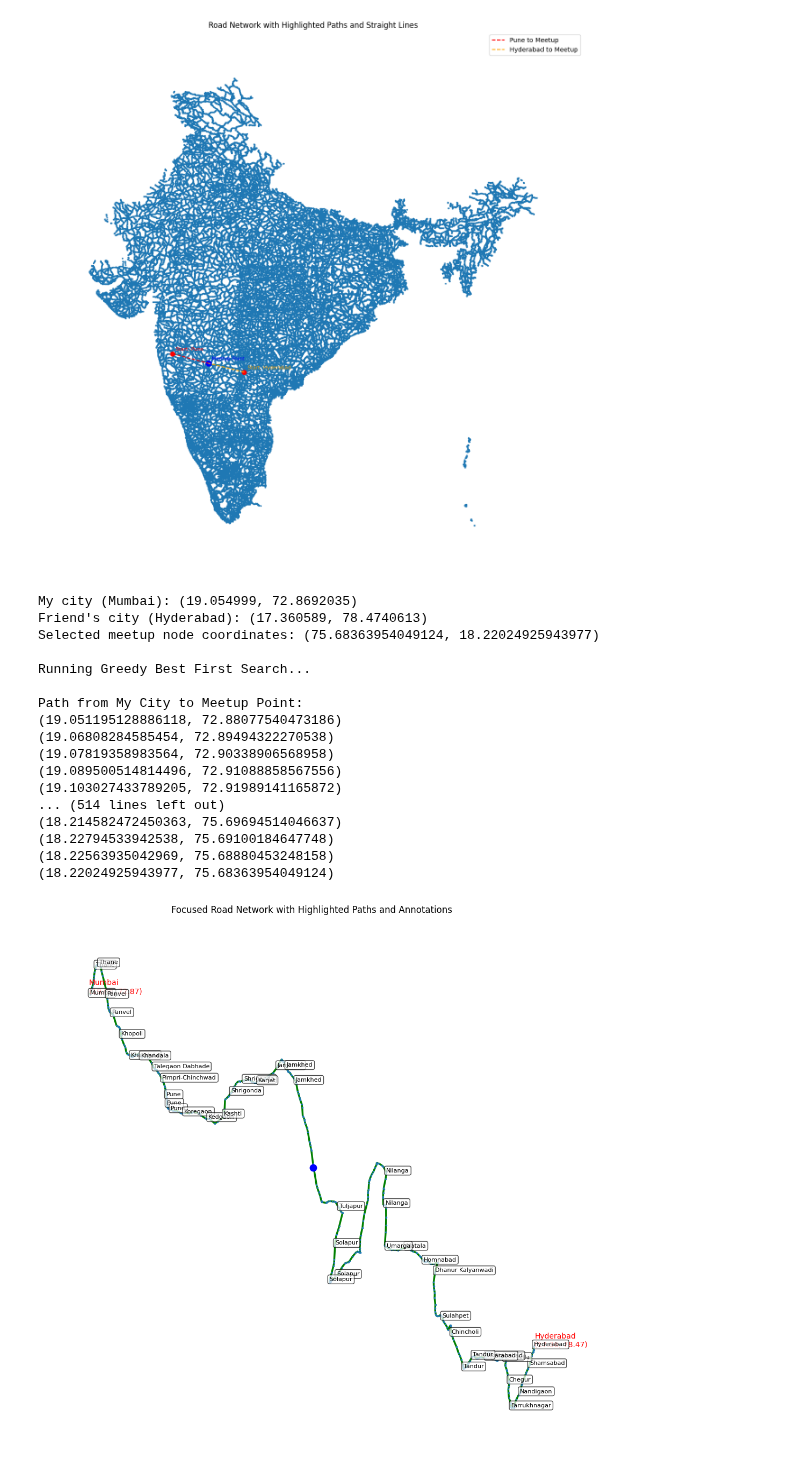
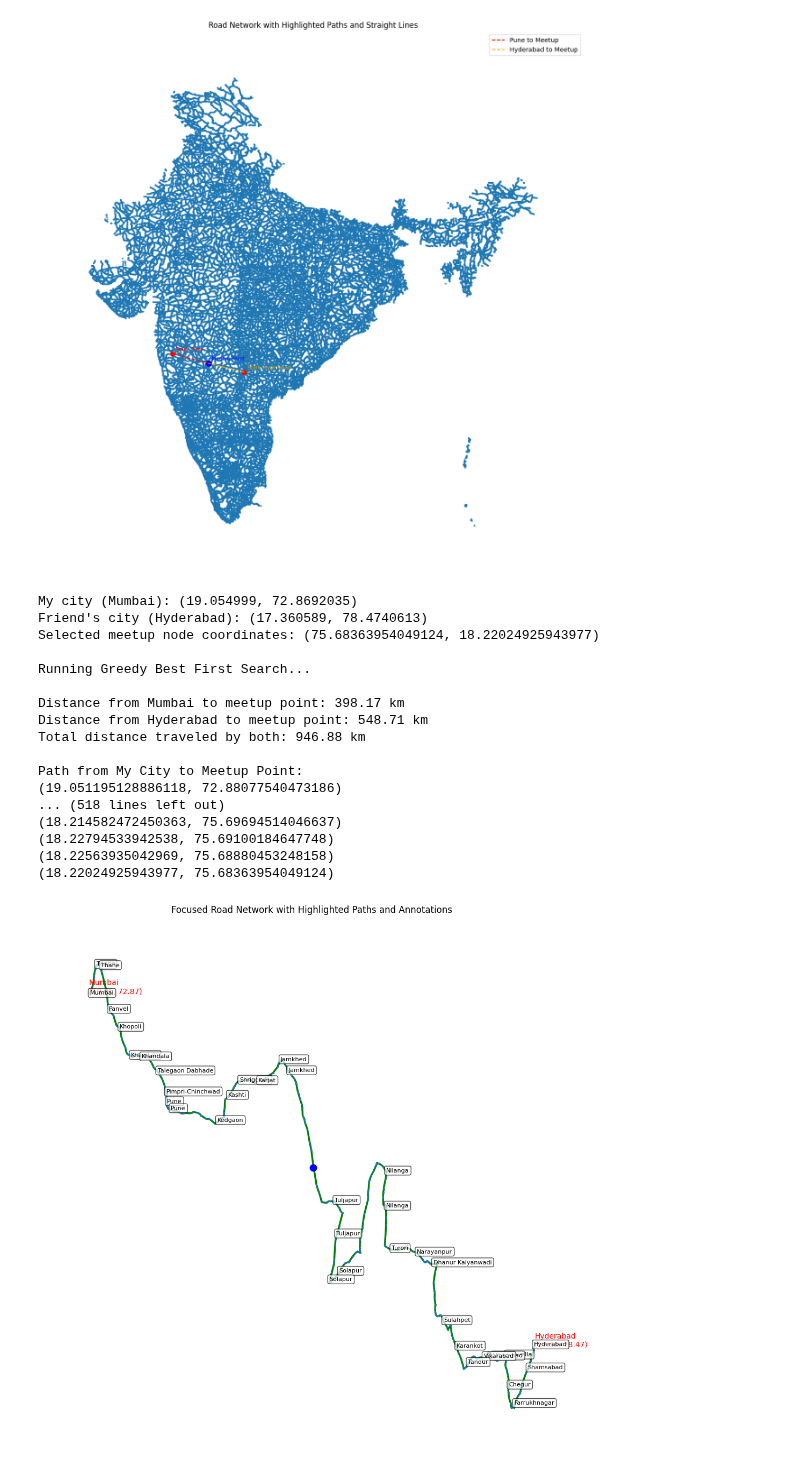
Before and after one commit to gauravraidata/IITJ-projects, a Jupyter notebook: AI_assignment_1.ipynb, the cells around one changed output. Drawn from its saved outputs; the diff is of its cells as text; code cells hidden in the pictures.

```diff
--- a/AI_assignment_1.ipynb
+++ b/AI_assignment_1.ipynb
@@ -654,6 +654,30 @@ class RoadNetworkAnalyzer:
 
         return []
 
+    def calculate_path_distances(self, my_path_nodes, friend_path_nodes, my_city_name, friend_city_name):
+        """Calculate and display the distances from start points to meetup in kilometers"""
+        # Calculate my path distance
+        my_path_distance = 0
+        for i in range(len(my_path_nodes) - 1):
+            node1 = my_path_nodes[i]
+            node2 = my_path_nodes[i + 1]
+            edge_dist = self.graph[node1][node2]['weight']
+            my_path_distance += edge_dist
+
+        # Calculate friend's path distance
+        friend_path_distance = 0
+        for i in range(len(friend_path_nodes) - 1):
+            node1 = friend_path_nodes[i]
+            node2 = friend_path_nodes[i + 1]
+            edge_dist = self.graph[node1][node2]['weight']
+            friend_path_distance += edge_dist
+
+        print(f"\nDistance from {my_city_name} to meetup point: {my_path_distance:.2f} km")
+        print(f"Distance from {friend_city_name} to meetup point: {friend_path_distance:.2f} km")
+        print(f"Total distance traveled by both: {my_path_distance + friend_path_distance:.2f} km")
+
+        return my_path_distance, friend_path_distance
+
     def visualize_focused_paths_with_annotations(self, my_path_nodes, friend_path_nodes, my_city_name, my_city_coord, friend_city_name, friend_city_coord):
         plt.figure(figsize=(10, 10))
 
@@ -695,7 +719,7 @@ class RoadNetworkAnalyzer:
         plt.show()
 
     def add_city_annotations(self, path_nodes, ax):
-        for node in path_nodes[::10]:
+        for node in path_nodes[::12]:
             city_name, distance = self.find_nearest_city(node)
             if distance < 20:
                 ax.text(node[0], node[1], city_name, fontsize=8, color="black",
@@ -734,9 +758,9 @@ class RoadNetworkAnalyzer:
         plt.plot([my_city_coord[1], my_path_nodes[-1][0]], [my_city_coord[0], my_path_nodes[-1][1]], linestyle="--", color="red", label=f"{my_city_name} to Meetup")
         plt.plot([friend_city_coord[1], friend_path_nodes[-1][0]], [friend_city_coord[0], friend_path_nodes[-1][1]], linestyle="--", color="orange", label=f"{friend_city_name} to Meetup")
 
-        plt.annotate(f"Start: {my_city_name}", (my_city_coord[1], my_city_coord[0]), xytext=(5, 5), textcoords="offset points", color="red", fontsize=8)
-        plt.annotate(f"Start: {friend_city_name}", (friend_city_coord[1], friend_city_coord[0]), xytext=(5, 5), textcoords="offset points", color="orange", fontsize=8)
-        plt.annotate("Meetup Point", (my_path_nodes[-1][0], my_path_nodes[-1][1]), xytext=(5, 5), textcoords="offset points", color="blue", fontsize=8)
+        plt.annotate(f"Start: {my_city_name}", (my_city_coord[1], my_city_coord[0]), xytext=(5, 5), textcoords="offset points", color="black", fontsize=10)
+        plt.annotate(f"Start: {friend_city_name}", (friend_city_coord[1], friend_city_coord[0]), xytext=(5, 5), textcoords="offset points", color="orange", fontsize=10)
+        plt.annotate("Meetup Point", (my_path_nodes[-1][0], my_path_nodes[-1][1]), xytext=(5, 5), textcoords="offset points", color="blue", fontsize=10)
 
         plt.title("Road Network with Highlighted Paths and Straight Lines")
         plt.xlabel("Longitude")
@@ -766,6 +790,8 @@ class RoadNetworkAnalyzer:
 
         my_path_nodes = self.greedy_best_first_search(my_node, meetup_node)
         friend_path_nodes = self.greedy_best_first_search(friend_node, meetup_node)
+
+        self.calculate_path_distances(my_path_nodes, friend_path_nodes, my_city_name, friend_city_name)
 
         print("\nPath from My City to Meetup Point:")
         for node in my_path_nodes:
@@ -786,36 +812,36 @@ class RoadNetworkAnalyzer:
 
         self.visualize_entire_network_with_lines(
             my_path_nodes,
             friend_path_nodes,
             my_city_coord,
             friend_city_coord,
             my_city_name,
             friend_city_name
         )
 
 def main():
     analyzer = RoadNetworkAnalyzer("/content/drive/MyDrive/Assignment files/Ass1 AI/IND_roads.shp",
                                    "/content/drive/MyDrive/Assignment files/Ass1 AI/cities_data.csv")
     analyzer.analyze_route("Mumbai", "Hyderabad")
 
 if __name__ == "__main__":
     main()
 # %% [output]
 My city (Mumbai): (19.054999, 72.8692035)
 Friend's city (Hyderabad): (17.360589, 78.4740613)
 Selected meetup node coordinates: (75.68363954049124, 18.22024925943977)
 
 Running Greedy Best First Search...
 
+Distance from Mumbai to meetup point: 398.17 km
+Distance from Hyderabad to meetup point: 548.71 km
+Total distance traveled by both: 946.88 km
+
 Path from My City to Meetup Point:
 (19.051195128886118, 72.88077540473186)
-(19.06808284585454, 72.89494322270538)
-(19.07819358983564, 72.90338906568958)
-(19.089500514814496, 72.91088858567556)
-(19.103027433789205, 72.91989141165872)
-... (514 lines left out)
+... (518 lines left out)
 (18.214582472450363, 75.69694514046637)
 (18.22794533942538, 75.69100184647748)
 (18.22563935042969, 75.68880453248158)
 (18.22024925943977, 75.68363954049124)
-[figure, old version]
+[figure, new version]
```
Also changed, not shown: parts of 1 cell of this notebook.
